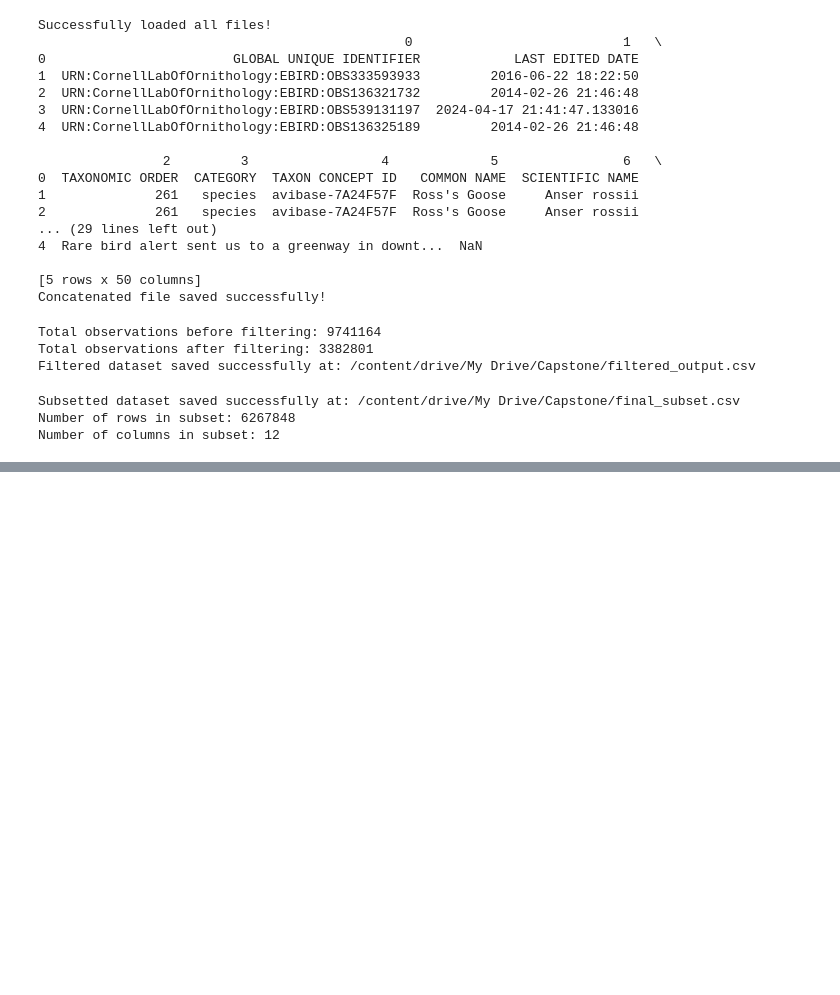
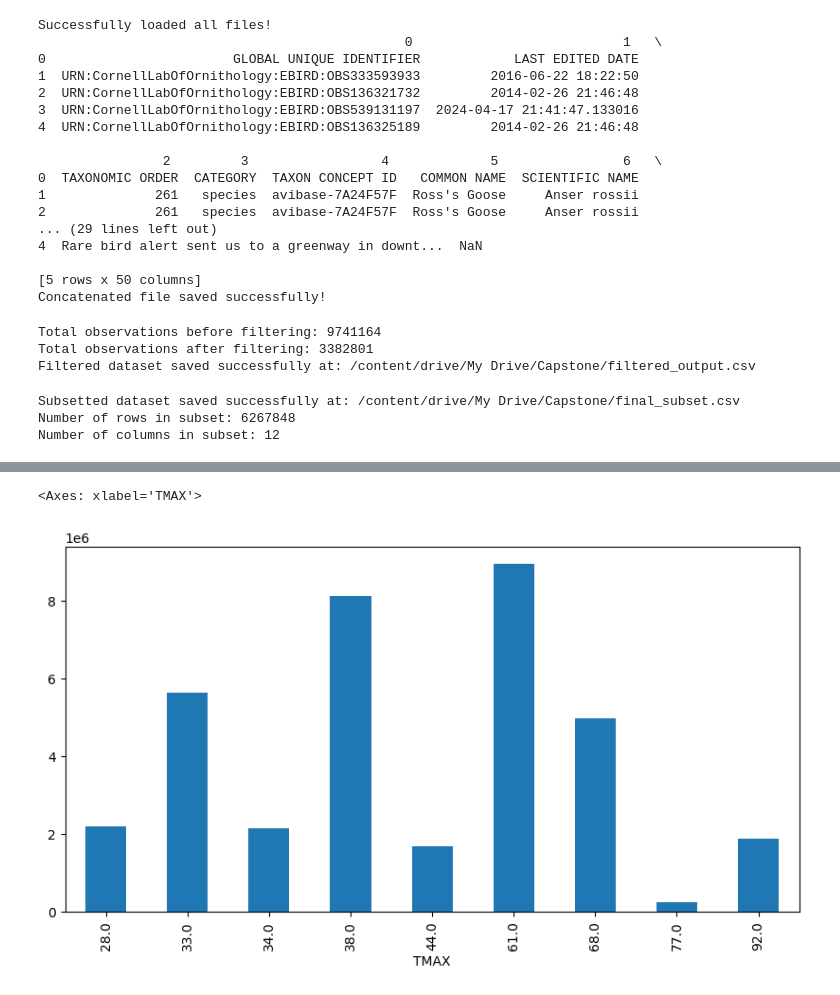
Before and after one commit to Fdogbe1/Capstone, a Jupyter notebook: Capstone.ipynb, the cells around one changed output, grey strips where cells are left out. Cells and saved outputs as stored; diff of their text form; code cells hidden in the pictures; blank space fills up the shorter version.

```diff
--- a/Capstone.ipynb
+++ b/Capstone.ipynb
@@ -154,0 +713,14 @@ Number of columns in subset: 12
+# %%
+# Assessing climate impacts on migration:
+# Convert columns to numeric
+df_final_unified["TMAX"] = pd.to_numeric(df_final_unified["TMAX"], errors="coerce")
+df_final_unified["OBSERVATION COUNT"] = pd.to_numeric(df_final_unified["OBSERVATION COUNT"], errors="coerce")
+
+# Drop NaN values (if any)
+df_final_unified.dropna(subset=["TMAX", "OBSERVATION COUNT"], inplace=True)
+
+# Reattempt the plot
+df_final_unified.groupby("TMAX")["OBSERVATION COUNT"].sum().plot(kind="bar", figsize=(10,5))
+# %% [output]
+<Axes: xlabel='TMAX'>
+[figure, added]
```
Also changed, not shown: parts of 24 cells of this notebook.
